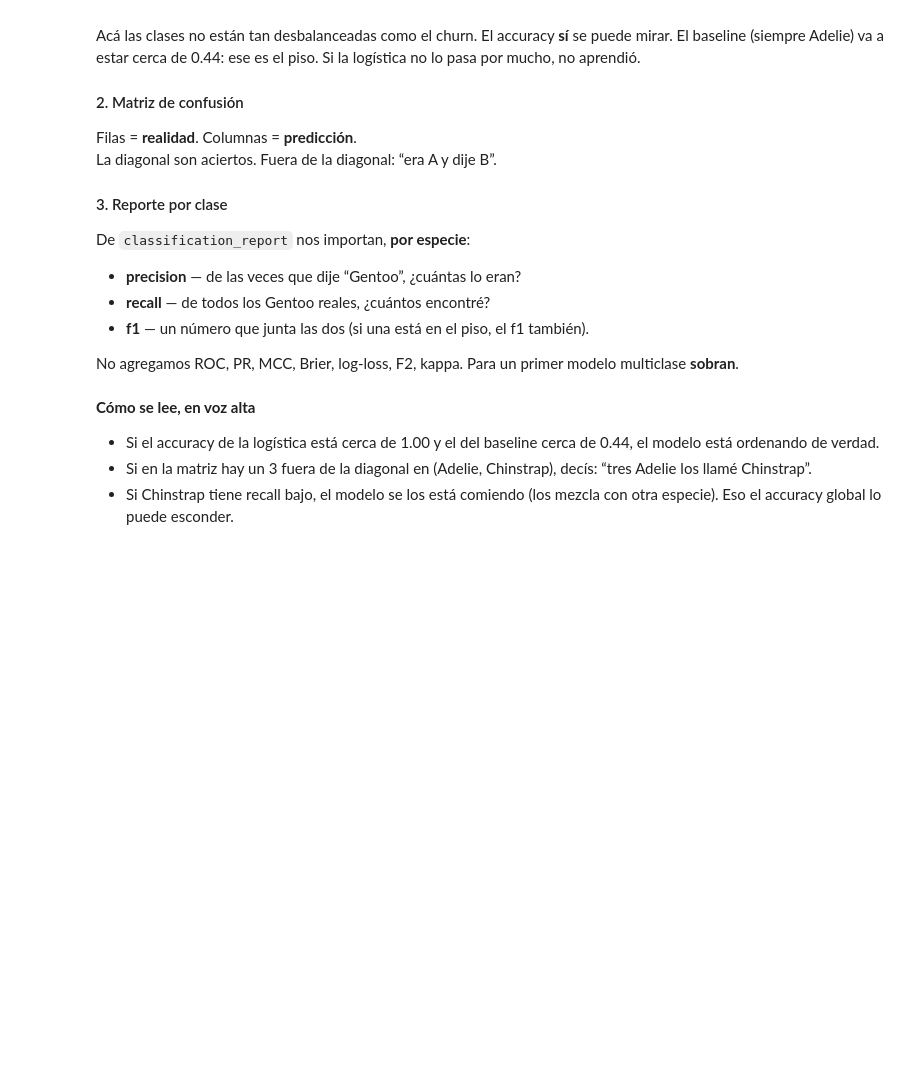
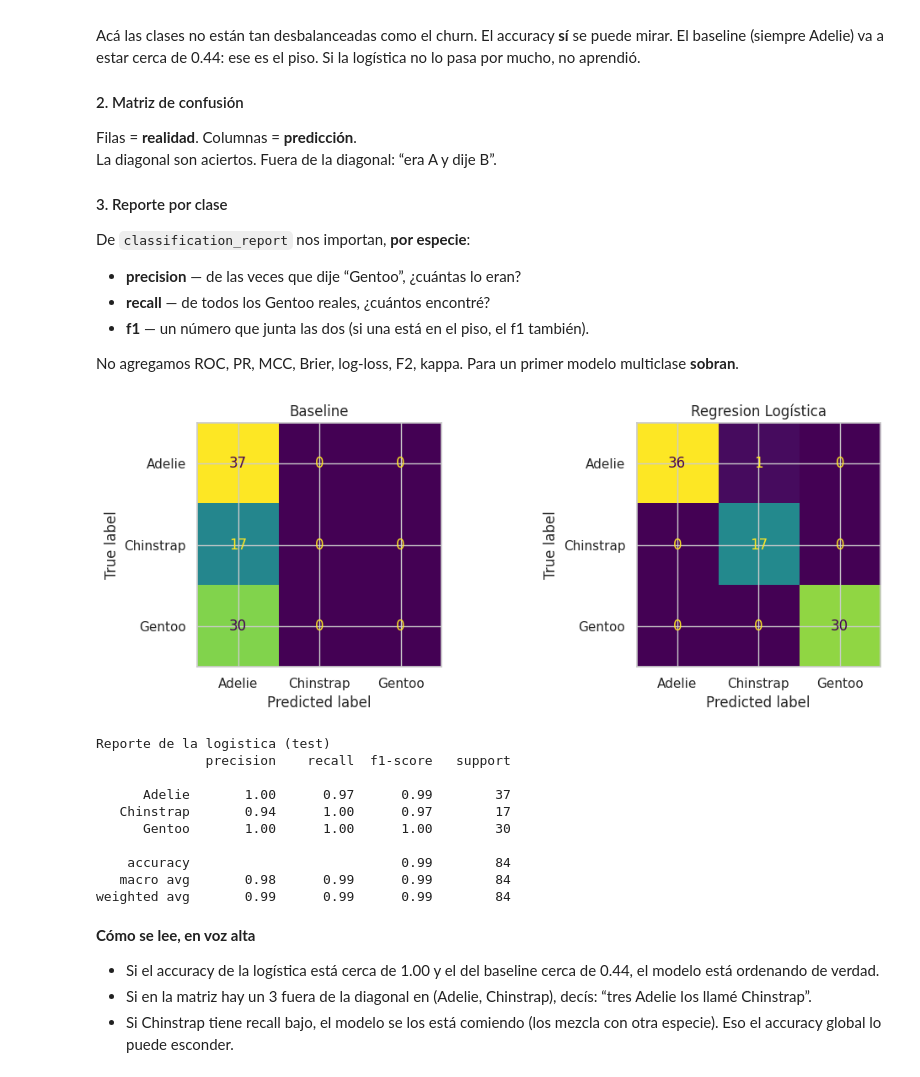
Before and after one commit to Emil-888/Data-Science, a Jupyter notebook: Copia_de_06_clasificacion_pinguinos_para_completar.ipynb, the cells around one changed output. Drawn from its saved outputs; the diff is of its cells as text; code cells hidden in the pictures; blank space fills up the shorter version.

```diff
--- a/Copia_de_06_clasificacion_pinguinos_para_completar.ipynb
+++ b/Copia_de_06_clasificacion_pinguinos_para_completar.ipynb
@@ -117,3 +228,17 @@ Tres preguntas, en este orden:
 # CAT = isla, sexo
 # train_test_split test_size=0.25, random_state=42, stratify=y
 # Mostrá % de cada especie en train y en test.
+
+from sklearn.model_selection import train_test_split
+num_c = ["pico_largo", "pico_ancho", "aleta", "peso"]
+cat_c = ["isla", "sexo"]
+x = df[num_c + cat_c]
+y = df["especie"]
+
+x_train, x_test, y_train, y_test = train_test_split(x, y, test_size=0.25, random_state=42, stratify=y)
+
+print(f"Train: {len(x_train)} | Test: {len(x_test)}")
+print("\n % train")
+display((y_train.value_counts(normalize=True) * 100).round(1).to_frame("%"))
+print("\n % test")
+display((y_test.value_counts(normalize=True) * 100).round(1).to_frame("%"))
@@ -165,3 +323,36 @@ No agregamos ROC, PR, MCC, Brier, log-loss, F2, kappa. Para un primer modelo mul
+# %%
+# PASO 7 — Tres métricas
+# accuracy del baseline y de la logística
+# dos matrices de confusión
+# classification_report de la logística
+from sklearn.metrics import accuracy_score, classification_report, ConfusionMatrixDisplay
+pred_base = base.predict(x_test)
+pred = modelo.predict(x_test)
+
+fig, axes = plt.subplots(1, 2, figsize=(11, 4))
+orden = ["Adelie", "Chinstrap", "Gentoo"]
+
+ConfusionMatrixDisplay.from_estimator(base, x_test, y_test, labels = orden, ax=axes[0], colorbar = False)
+axes[0].set_title("Baseline")
+ConfusionMatrixDisplay.from_estimator(modelo, x_test, y_test, labels = orden, ax=axes[1], colorbar = False)
+axes[1].set_title("Regresion Logística")
+plt.tight_layout()
+plt.show()
+
+print("Reporte de la logistica (test)")
+print(classification_report(y_test, pred, labels = orden))
+# %% [output]
+[figure, added]
+Reporte de la logistica (test)
+              precision    recall  f1-score   support
+
+      Adelie       1.00      0.97      0.99        37
+   Chinstrap       0.94      1.00      0.97        17
+      Gentoo       1.00      1.00      1.00        30
+
+    accuracy                           0.99        84
+   macro avg       0.98      0.99      0.99        84
+weighted avg       0.99      0.99      0.99        84
 # %% [markdown]
 **Cómo se lee, en voz alta**
 
```
Also changed, not shown: parts of 19 cells of this notebook.
